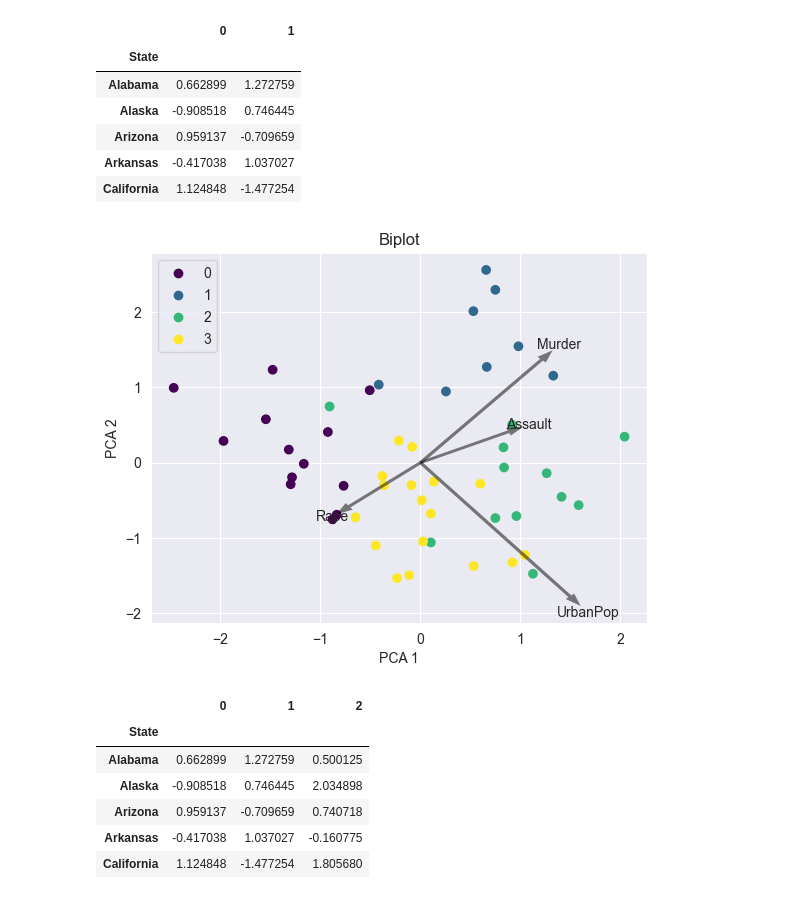
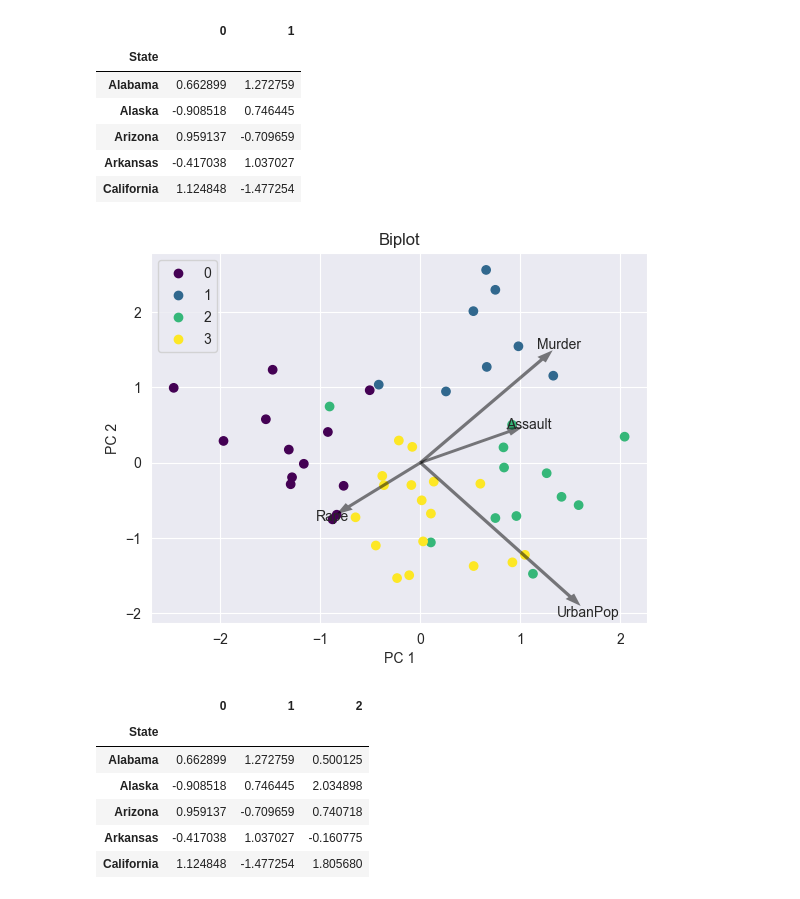
Before and after one commit to Dezzelshipc/CompMath2, a Jupyter notebook: math-statistics/prac5(2)/prac.ipynb, the cells around one changed output. Drawn from its saved outputs; the diff is of its cells as text; code cells hidden in the pictures.

```diff
--- a/math-statistics/prac5(2)/prac.ipynb
+++ b/math-statistics/prac5(2)/prac.ipynb
@@ -494,6 +545,6 @@ np.cumsum(e_val) / e_val.sum()
 # %% [output]
 array([0.62006039, 0.86750168, 0.95664248, 1.        ])
 # %%
-inform = pd.DataFrame(e_vec.T, index=Arr.columns, columns=[f"PCA {i + 1}" for i in range(e_vec.shape[0])])
+inform = pd.DataFrame(e_vec.T, index=Arr.columns, columns=[f"PC {i + 1}" for i in range(e_vec.shape[0])])
 inform
 # %% [output]
@@ -557,22 +608,22 @@ PCA2.head()
 | California | 1.124848 | -1.477254 |
 # %%
 scatter2 = plt.scatter(PCA2[0], PCA2[1], c=y_kmeans, cmap='viridis')
-plt.xlabel('PCA 1')
-plt.ylabel('PCA 2')
+plt.xlabel('PC 1')
+plt.ylabel('PC 2')
 plt.title('Biplot')
 plt.legend(*scatter2.legend_elements())
 
 width = -0.0075 * np.min([np.subtract(*plt.xlim()), np.subtract(*plt.ylim())])
 scale_ = np.abs(PCA2).max(axis=0).to_numpy()
 # scale_ = 1
 for name in inform.index:
     arrow = inform.loc[name][:2] * scale_
     plt.arrow(0, 0, *arrow, color='k', alpha=0.5, width=width, ec='none',
               length_includes_head=True)
     plt.text(*(arrow * 1.05), name,
              ha='center', va='center')
 # %% [output]
-[figure, old version]
+[figure, new version]
 # %%
 PCA3 = Arr @ e_vec[:3].T
 PCA3.head()
```
Also changed, not shown: parts of 11 cells of this notebook.
